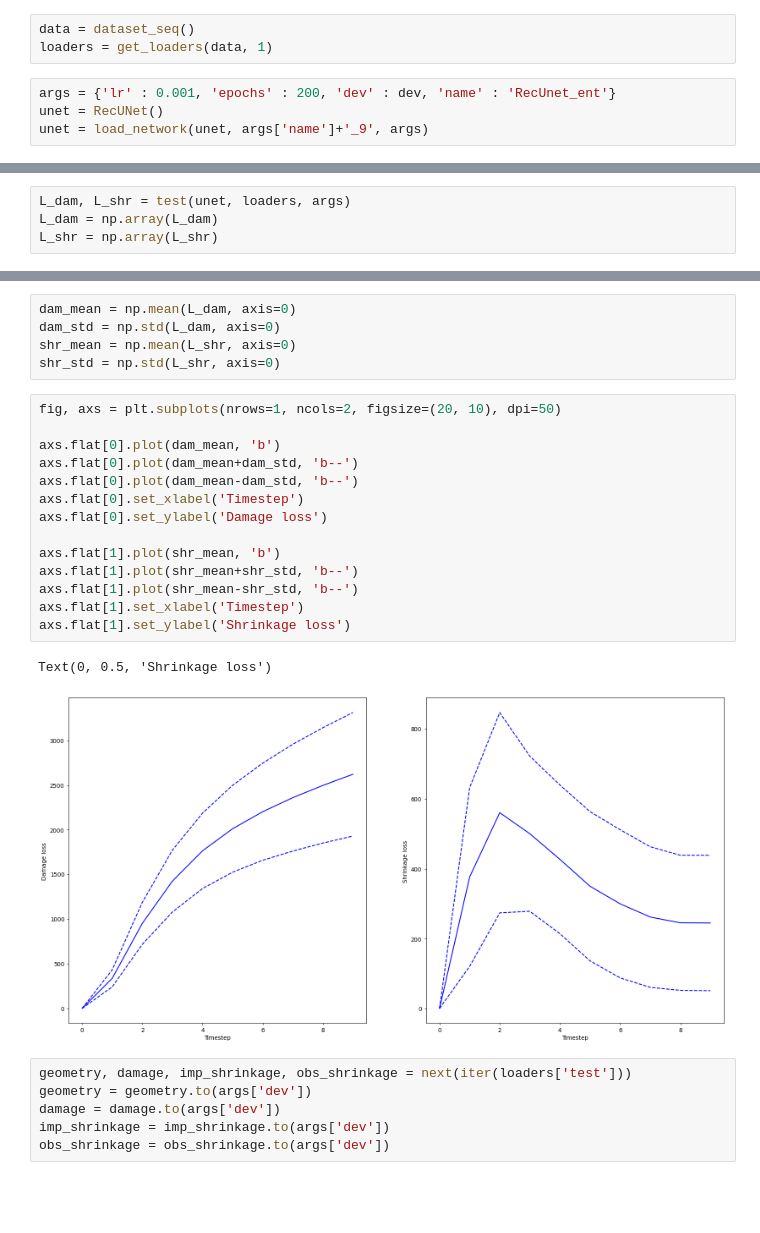
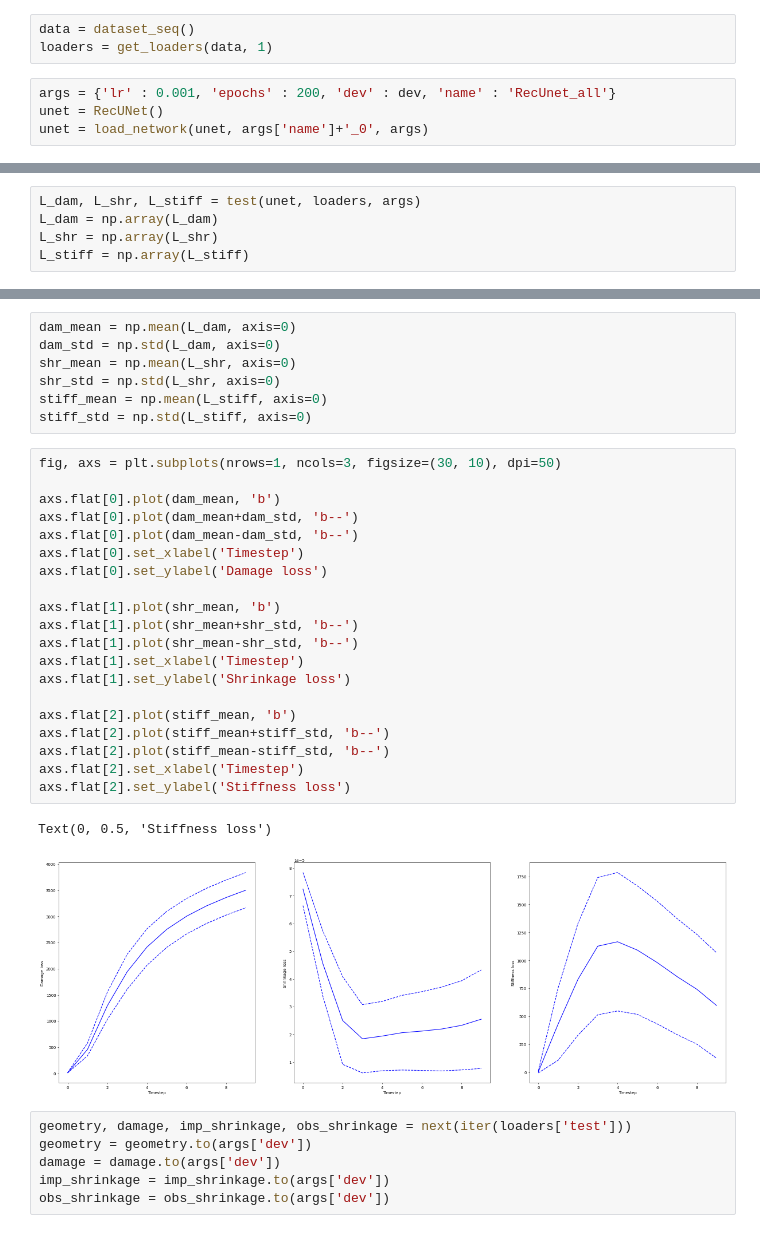
Before and after one commit to LiyaGaynutdinova/Auto-Regressive-Unet-for-Concrete-Damage, a Jupyter notebook: test_RecUnet.ipynb, the cells around one changed output, grey strips where cells are left out. Drawn from its saved outputs; the diff is of its cells as text; blank space fills up the shorter version.

```diff
--- a/test_RecUnet.ipynb
+++ b/test_RecUnet.ipynb
@@ -21,6 +22,6 @@ Test U-Net
 data = dataset_seq()
 loaders = get_loaders(data, 1)
 # %%
-args = {'lr' : 0.001, 'epochs' : 200, 'dev' : dev, 'name' : 'RecUnet_ent'}
+args = {'lr' : 0.001, 'epochs' : 200, 'dev' : dev, 'name' : 'RecUnet_all'}
 unet = RecUNet()
-unet = load_network(unet, args['name']+'_9', args)
+unet = load_network(unet, args['name']+'_0', args)
@@ -27,6 +30,7 @@ unet = load_network(unet, args['name']+'_9', args)
 # %%
-L_dam, L_shr = test(unet, loaders, args)
+L_dam, L_shr, L_stiff = test(unet, loaders, args)
 L_dam = np.array(L_dam)
 L_shr = np.array(L_shr)
+L_stiff = np.array(L_stiff)
 # %% [output]
 0
@@ -52,23 +55,31 @@ dam_mean = np.mean(L_dam, axis=0)
 dam_std = np.std(L_dam, axis=0)
 shr_mean = np.mean(L_shr, axis=0)
 shr_std = np.std(L_shr, axis=0)
+stiff_mean = np.mean(L_stiff, axis=0)
+stiff_std = np.std(L_stiff, axis=0)
 # %%
-fig, axs = plt.subplots(nrows=1, ncols=2, figsize=(20, 10), dpi=50)
+fig, axs = plt.subplots(nrows=1, ncols=3, figsize=(30, 10), dpi=50)
 
 axs.flat[0].plot(dam_mean, 'b')
 axs.flat[0].plot(dam_mean+dam_std, 'b--')
 axs.flat[0].plot(dam_mean-dam_std, 'b--')
 axs.flat[0].set_xlabel('Timestep')
 axs.flat[0].set_ylabel('Damage loss')
 
 axs.flat[1].plot(shr_mean, 'b')
 axs.flat[1].plot(shr_mean+shr_std, 'b--')
 axs.flat[1].plot(shr_mean-shr_std, 'b--')
 axs.flat[1].set_xlabel('Timestep')
 axs.flat[1].set_ylabel('Shrinkage loss')
+
+axs.flat[2].plot(stiff_mean, 'b')
+axs.flat[2].plot(stiff_mean+stiff_std, 'b--')
+axs.flat[2].plot(stiff_mean-stiff_std, 'b--')
+axs.flat[2].set_xlabel('Timestep')
+axs.flat[2].set_ylabel('Stiffness loss')
 # %% [output]
-Text(0, 0.5, 'Shrinkage loss')
+Text(0, 0.5, 'Stiffness loss')
-[figure, old version]
+[figure, new version]
 # %%
 geometry, damage, imp_shrinkage, obs_shrinkage = next(iter(loaders['test']))
 geometry = geometry.to(args['dev'])
```
Also changed, not shown: parts of 3 cells of this notebook, 21 other files.
